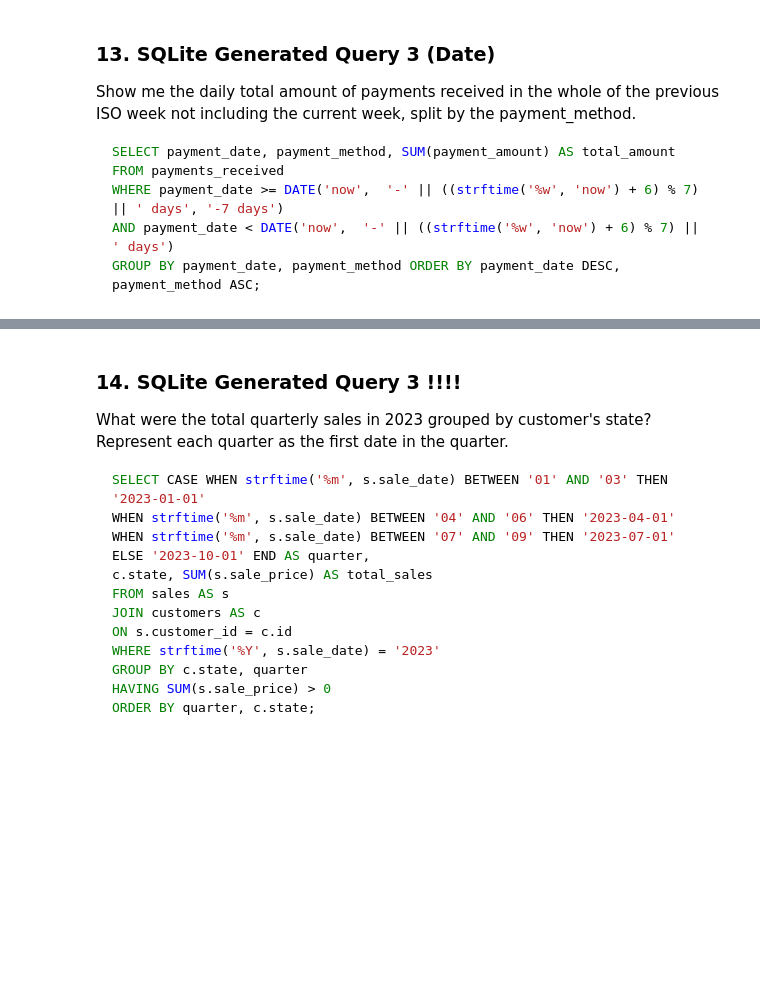
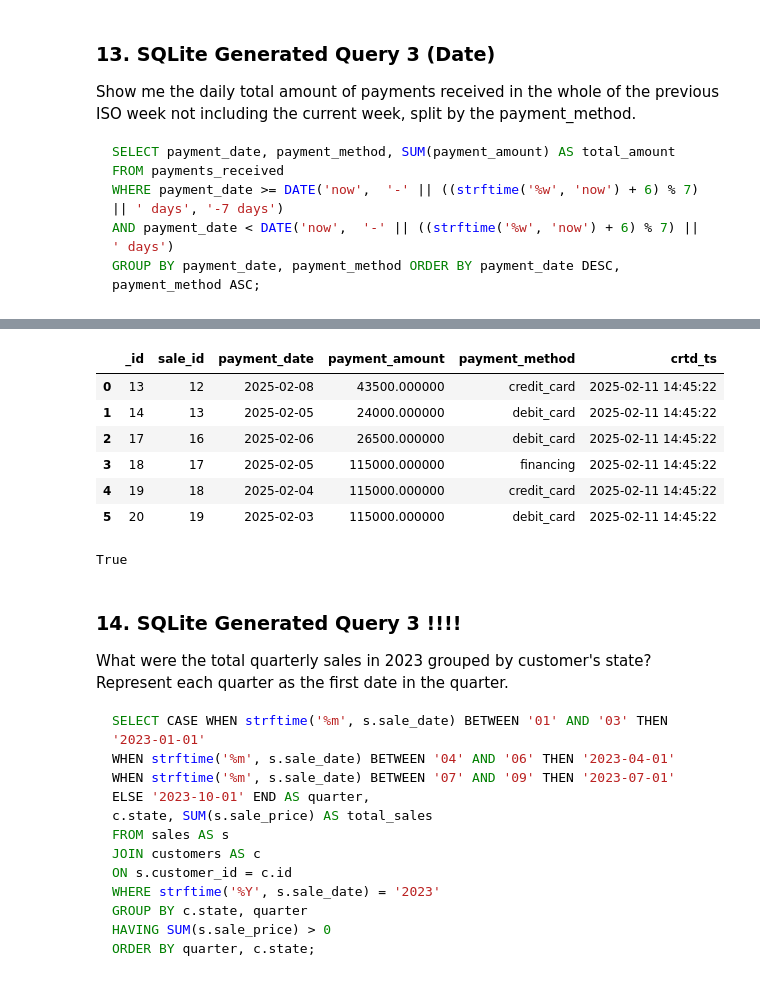
Before and after one commit to bodo-ai/text2pydough, a Jupyter notebook: workbench/AAraya/CarDealership-PyDoughTesting.ipynb, the cells around one changed output, grey strips where cells are left out. Cells and saved outputs as stored; diff of their text form; code cells hidden in the pictures; blank space fills up the shorter version.

```diff
--- a/workbench/AAraya/CarDealership-PyDoughTesting.ipynb
+++ b/workbench/AAraya/CarDealership-PyDoughTesting.ipynb
@@ -727,12 +774,24 @@ GROUP BY payment_date, payment_method ORDER BY payment_date DESC, payment_method
 # %%
 %%pydough
 
-result = PaymentsReceived.WHERE(
-    (payment_date >= start_date) & (payment_date <= end_date) #There is no way to calculate start_date or end_date
+payments = PaymentsReceived.WHERE((payment_date >= "2025-02-03") & (payment_date <= "2025-02-09")) #There is no way to calculate the start and end dates.
+
+result = PARTITION(
+    payments,
+    name="grp",
+    by=(payment_date, payment_method)
 )(
     payment_date,
     payment_method,
-    total_amount=SUM(payment_amount)
+    total_amount=SUM(grp.payment_amount)
 ).ORDER_BY(payment_date.DESC(), payment_method.ASC())
 
-pydough.to_df(result)
+pydough.to_df(payments)
+# %% [output]
+|  | _id | sale_id | payment_date | payment_amount | payment_method | crtd_ts |
+| 0 | 13 | 12 | 2025-02-08 | 43500.000000 | credit_card | 2025-02-11 14:45:22 |
+| 1 | 14 | 13 | 2025-02-05 | 24000.000000 | debit_card | 2025-02-11 14:45:22 |
+| 2 | 17 | 16 | 2025-02-06 | 26500.000000 | debit_card | 2025-02-11 14:45:22 |
+| 3 | 18 | 17 | 2025-02-05 | 115000.000000 | financing | 2025-02-11 14:45:22 |
+| 4 | 19 | 18 | 2025-02-04 | 115000.000000 | credit_card | 2025-02-11 14:45:22 |
+| 5 | 20 | 19 | 2025-02-03 | 115000.000000 | debit_card | 2025-02-11 14:45:22 |
@@ -743,3 +798,9 @@ dfcompare.compare_df(pydough_output, sql_output, query_category="a", question="a
+# %%
+pydough_output = pydough.to_df(result)
+
+dfcompare.compare_df(pydough_output, sql_output, query_category="date_functions", question="Show me the daily total amount of payments received in the whole of the previous ISO week not including the current week, split by the payment_method.")
+# %% [output]
+True
 # %% [markdown]
 ### 14. SQLite Generated Query 3 !!!!
 
```
Also changed, not shown: parts of 32 cells of this notebook, 1 other file.
